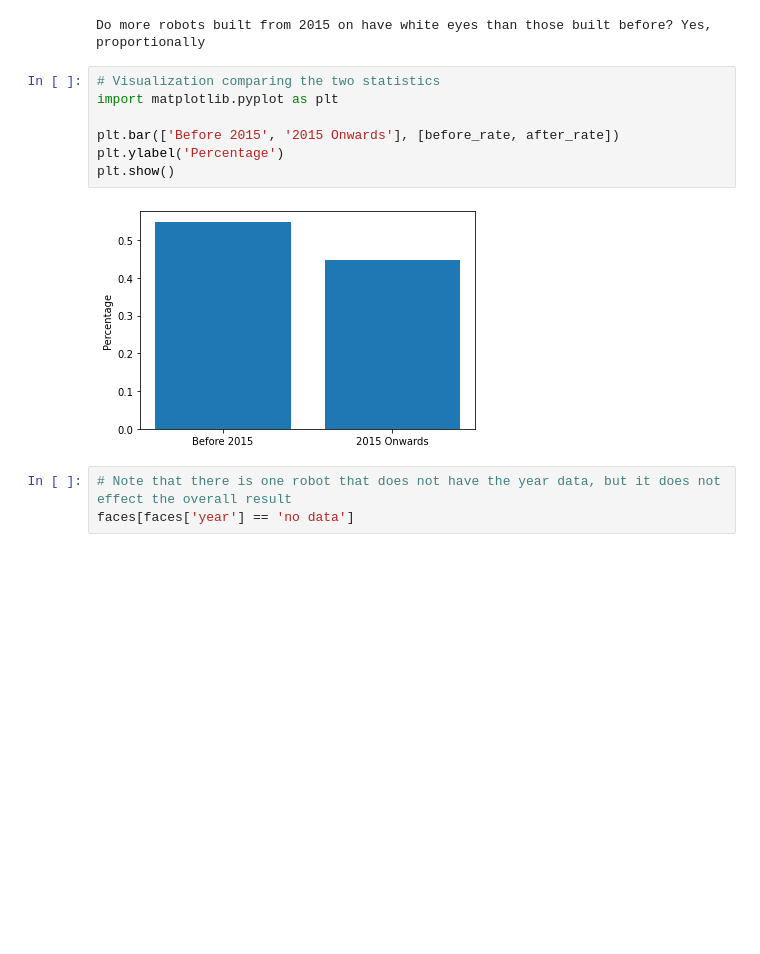
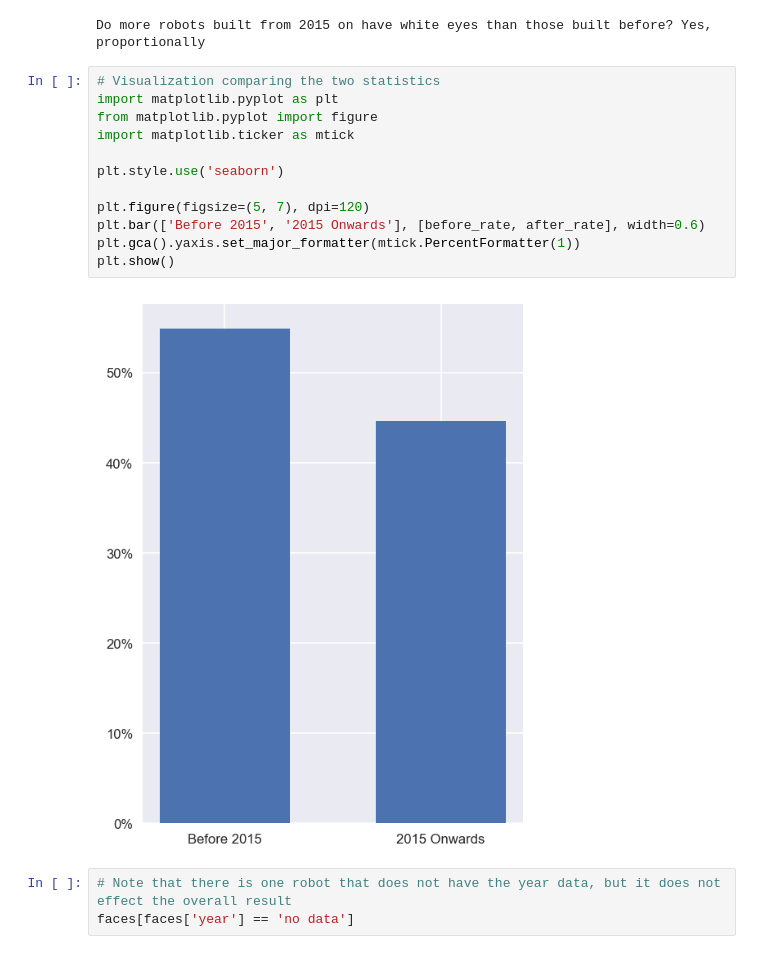
Before and after one commit to shinbutou/msti_techin510, a Jupyter notebook: Lab2/data_visualization.ipynb, the cells around one changed output. Drawn from its saved outputs; the diff is of its cells as text; blank space fills up the shorter version.

Commit message:
finishing step two visualization

```diff
--- a/Lab2/data_visualization.ipynb
+++ b/Lab2/data_visualization.ipynb
@@ -59,12 +59,17 @@ Do more robots built from 2015 on have white eyes than those built before? Yes,
 # %%
 # Visualization comparing the two statistics
 import matplotlib.pyplot as plt
+from matplotlib.pyplot import figure
+import matplotlib.ticker as mtick
 
-plt.bar(['Before 2015', '2015 Onwards'], [before_rate, after_rate])
-plt.ylabel('Percentage')
+plt.style.use('seaborn')
+
+plt.figure(figsize=(5, 7), dpi=120)
+plt.bar(['Before 2015', '2015 Onwards'], [before_rate, after_rate], width=0.6)
+plt.gca().yaxis.set_major_formatter(mtick.PercentFormatter(1))
 plt.show()
 # %% [output]
-[figure, old version]
+[figure, new version]
 # %%
 # Note that there is one robot that does not have the year data, but it does not effect the overall result
 faces[faces['year'] == 'no data']
```
Also changed, not shown: parts of 1 cell of this notebook.
